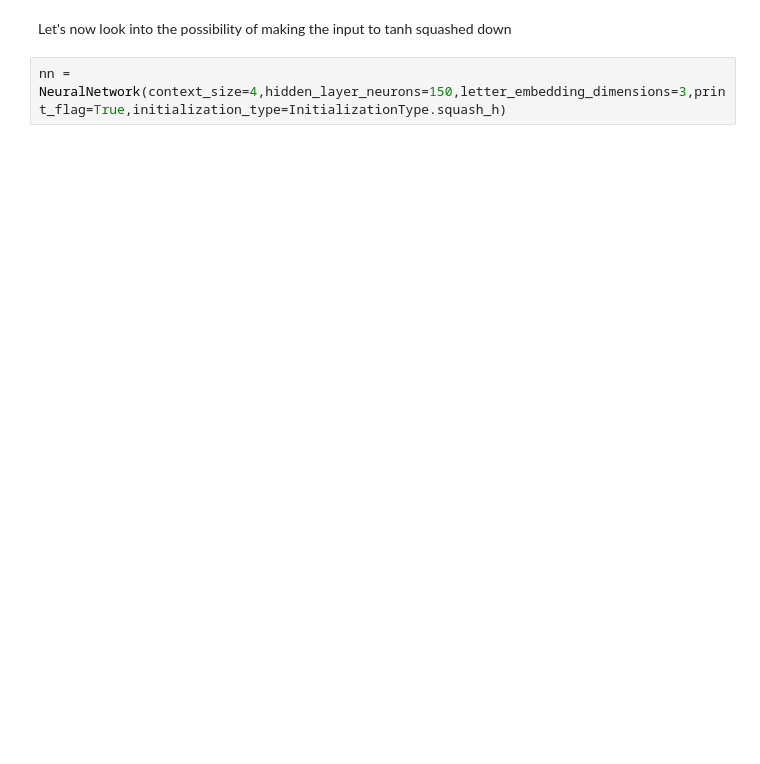
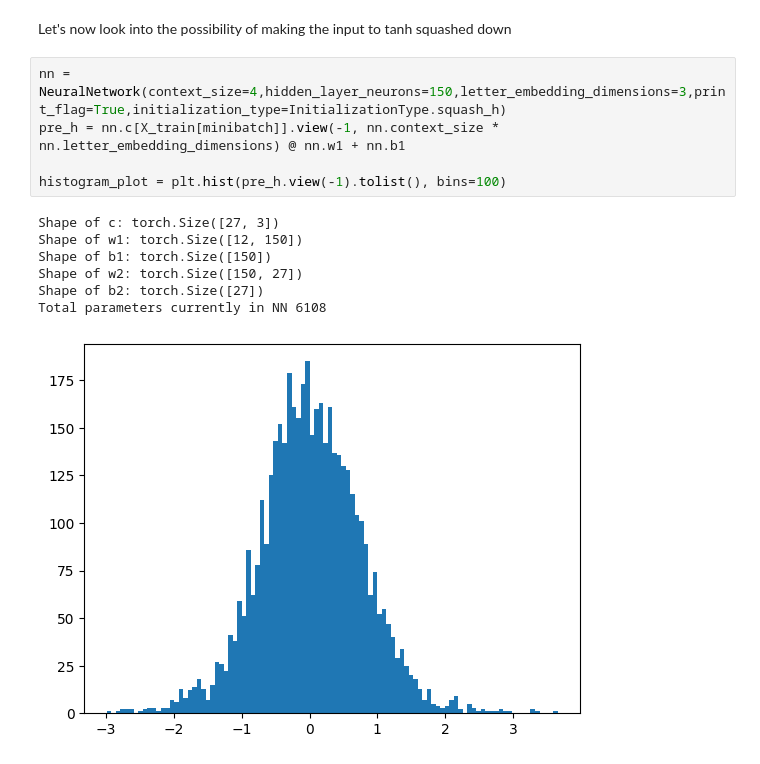
Before and after one commit to AndresNamm/nn_zero_to_hero, a Jupyter notebook: makemore_l3.ipynb, the cells around one changed output. Cells and saved outputs as stored; diff of their text form; blank space fills up the shorter version.

Commit message:
Neural netwokr comparison, squashing tanh, example for how each training sample affects parameter gradient

```diff
--- a/makemore_l3.ipynb
+++ b/makemore_l3.ipynb
@@ -180,3 +173,14 @@ p=plt.imshow(h.abs()>0.99, cmap='gray', interpolation='nearest')
 Let's now look into the possibility of making the input to tanh squashed down
 # %%
 nn = NeuralNetwork(context_size=4,hidden_layer_neurons=150,letter_embedding_dimensions=3,print_flag=True,initialization_type=InitializationType.squash_h)
+pre_h = nn.c[X_train[minibatch]].view(-1, nn.context_size * nn.letter_embedding_dimensions) @ nn.w1 + nn.b1
+
+histogram_plot = plt.hist(pre_h.view(-1).tolist(), bins=100)
+# %% [output]
+Shape of c: torch.Size([27, 3])
+Shape of w1: torch.Size([12, 150])
+Shape of b1: torch.Size([150])
+Shape of w2: torch.Size([150, 27])
+Shape of b2: torch.Size([27])
+Total parameters currently in NN 6108
+[figure, added]
```
Also changed, not shown: parts of 23 cells of this notebook, 7 other files.
